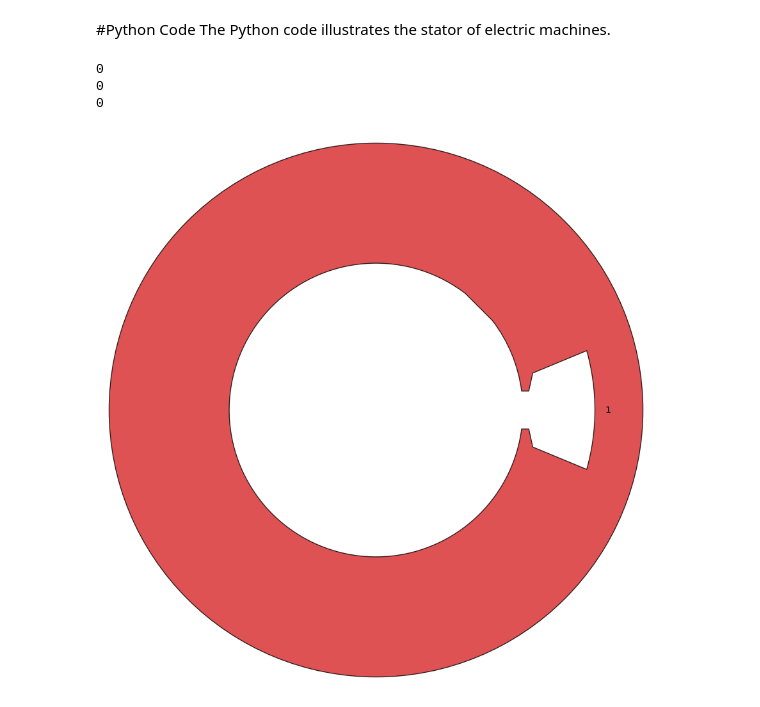
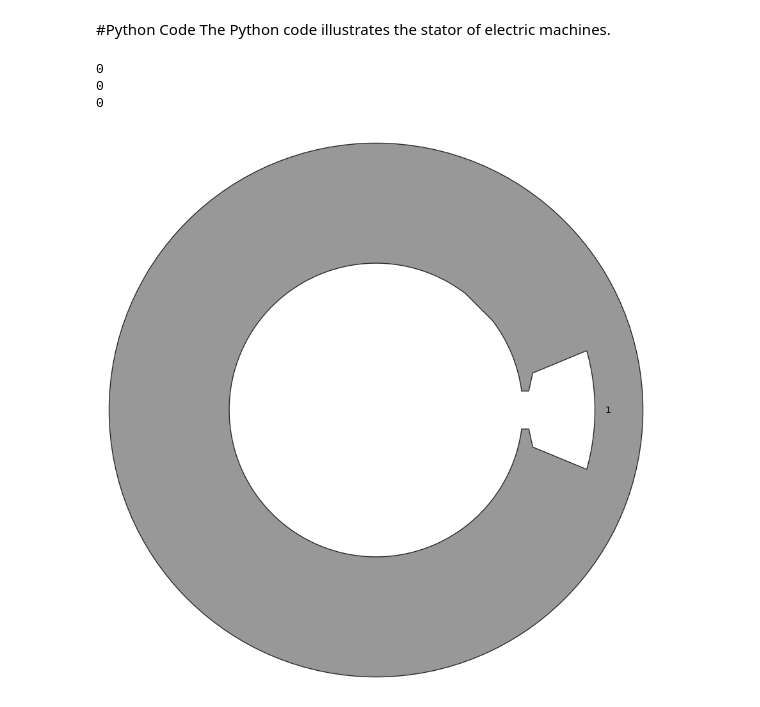
Before and after one commit to bingsen-wang/Electric-Machines, a Jupyter notebook: ElectricMachines_StatorLaminationArcSlots.ipynb, the cells around one changed output. Cells and saved outputs as stored; diff of their text form; code cells hidden in the pictures.

```diff
--- a/ElectricMachines_StatorLaminationArcSlots.ipynb
+++ b/ElectricMachines_StatorLaminationArcSlots.ipynb
@@ -77,32 +77,32 @@ def draw_stator_st_round(ax,ro,ri,ns,nsp,fc='w',ec='k',lw=1,alpha=1): #straight
   ax.add_patch(PathPatch(Path(v+[[0,0]],[Path.MOVETO]+c[1:]+[Path.CLOSEPOLY]),
                          ec=colors.to_rgba(ec,alpha),fc='w',lw=lw))
   return
 
 #parameters
 Ntmax = 128
 Nt = [2,4,6,8,12,24,36,48] #number of teeth
 Nfps = len(Nt) #number of frames
 
 xylim = [[-4.1,4.1] for _ in range(2)]
 clst=['tab:red','tab:blue','tab:olive','tab:purple','tab:green','tab:orange','k','w'] #colors light bg
 fig = plt.figure(figsize=(9,9))
 ax=fig.add_axes((.025,.025,.95,.95),xlim=xylim[0],ylim=xylim[1],fc='none')
 
 # animation function. This is called sequentially
 def animate(i):
   # i=7+Nfps
   if i%20==0: print(i)
   ii=int(i/Nfps)
   i=i%Nfps
   axis_reset(ax) #clear axis
   if ii==0:
-    draw_stator_st_round(ax,4,2.2,Nt[3],int(i+1),fc=clst[i%6],alpha=.8,lw=1)
+    draw_stator_st_round(ax,4,2.2,Nt[3],int(i+1),fc='tab:grey',alpha=.8,lw=1)
   else:
     draw_stator_st_round(ax,4,2.2,Nt[Nfps-i-1],Nt[Nfps-i-1],fc=clst[i%6],alpha=.8,lw=1)
 anim = animation.FuncAnimation(fig, animate, frames=Nfps*2)
 anim.save("ElectricMachine_StatorLaminationArcSlots.mp4", writer=animation.FFMpegWriter(fps=1),dpi = 200)
 # %% [output]
 0
 0
 0
-[figure, old version]
+[figure, new version]
```
